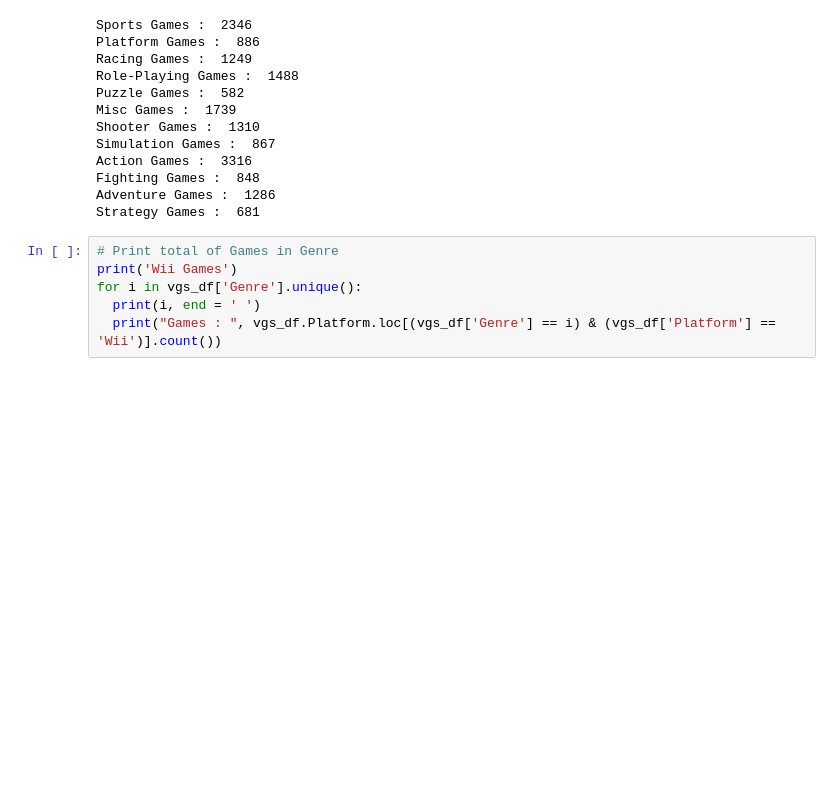
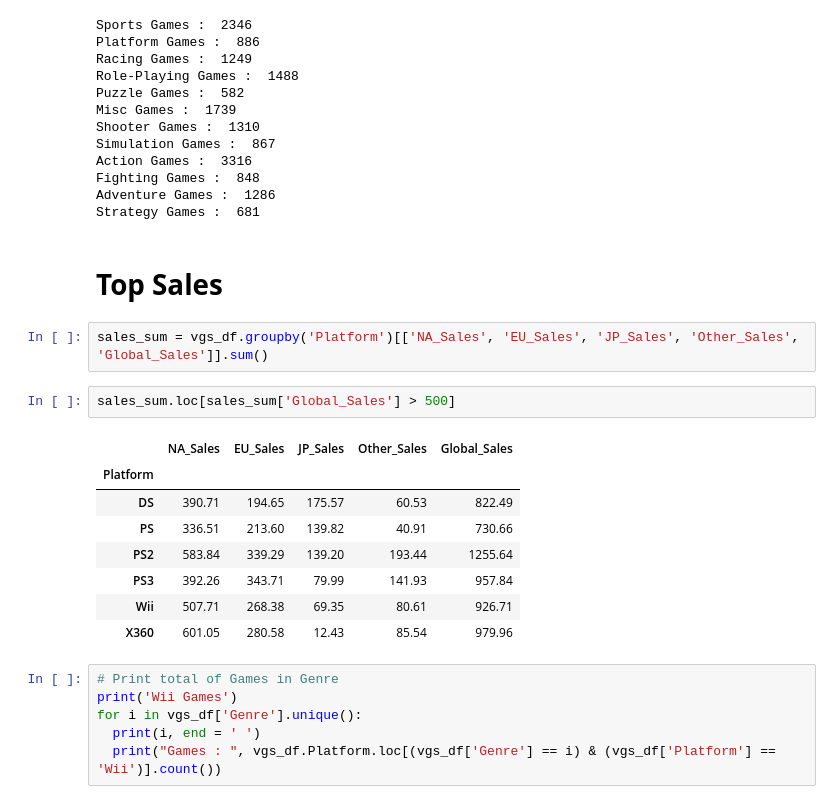
Before and after one commit to KadhReyA/gamesales, a Jupyter notebook: VGS_DM.ipynb, the cells around one changed output. Drawn from its saved outputs; the diff is of its cells as text; blank space fills up the shorter version.

```diff
--- a/VGS_DM.ipynb
+++ b/VGS_DM.ipynb
@@ -108,6 +112,21 @@ Action Games :  3316
 Fighting Games :  848
 Adventure Games :  1286
 Strategy Games :  681
+# %% [markdown]
+# **Top Sales**
+# %%
+sales_sum = vgs_df.groupby('Platform')[['NA_Sales', 'EU_Sales', 'JP_Sales', 'Other_Sales', 'Global_Sales']].sum()
+# %%
+sales_sum.loc[sales_sum['Global_Sales'] > 500]
+# %% [output]
+|  | NA_Sales | EU_Sales | JP_Sales | Other_Sales | Global_Sales |
+| Platform |  |  |  |  |  |
+| DS | 390.71 | 194.65 | 175.57 | 60.53 | 822.49 |
+| PS | 336.51 | 213.60 | 139.82 | 40.91 | 730.66 |
+| PS2 | 583.84 | 339.29 | 139.20 | 193.44 | 1255.64 |
+| PS3 | 392.26 | 343.71 | 79.99 | 141.93 | 957.84 |
+| Wii | 507.71 | 268.38 | 69.35 | 80.61 | 926.71 |
+| X360 | 601.05 | 280.58 | 12.43 | 85.54 | 979.96 |
 # %%
 # Print total of Games in Genre
 print('Wii Games')
```
Also changed, not shown: parts of 7 cells of this notebook.
